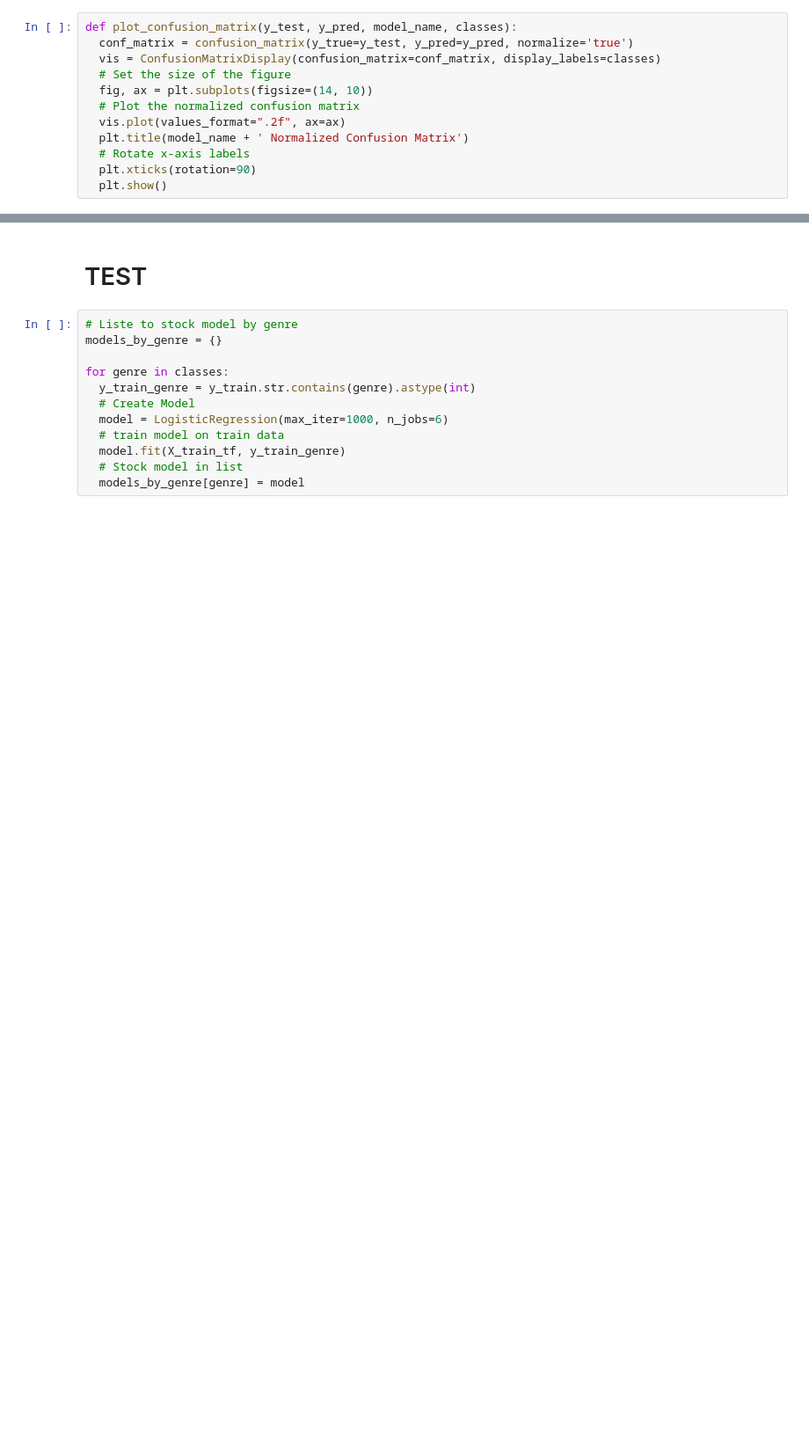
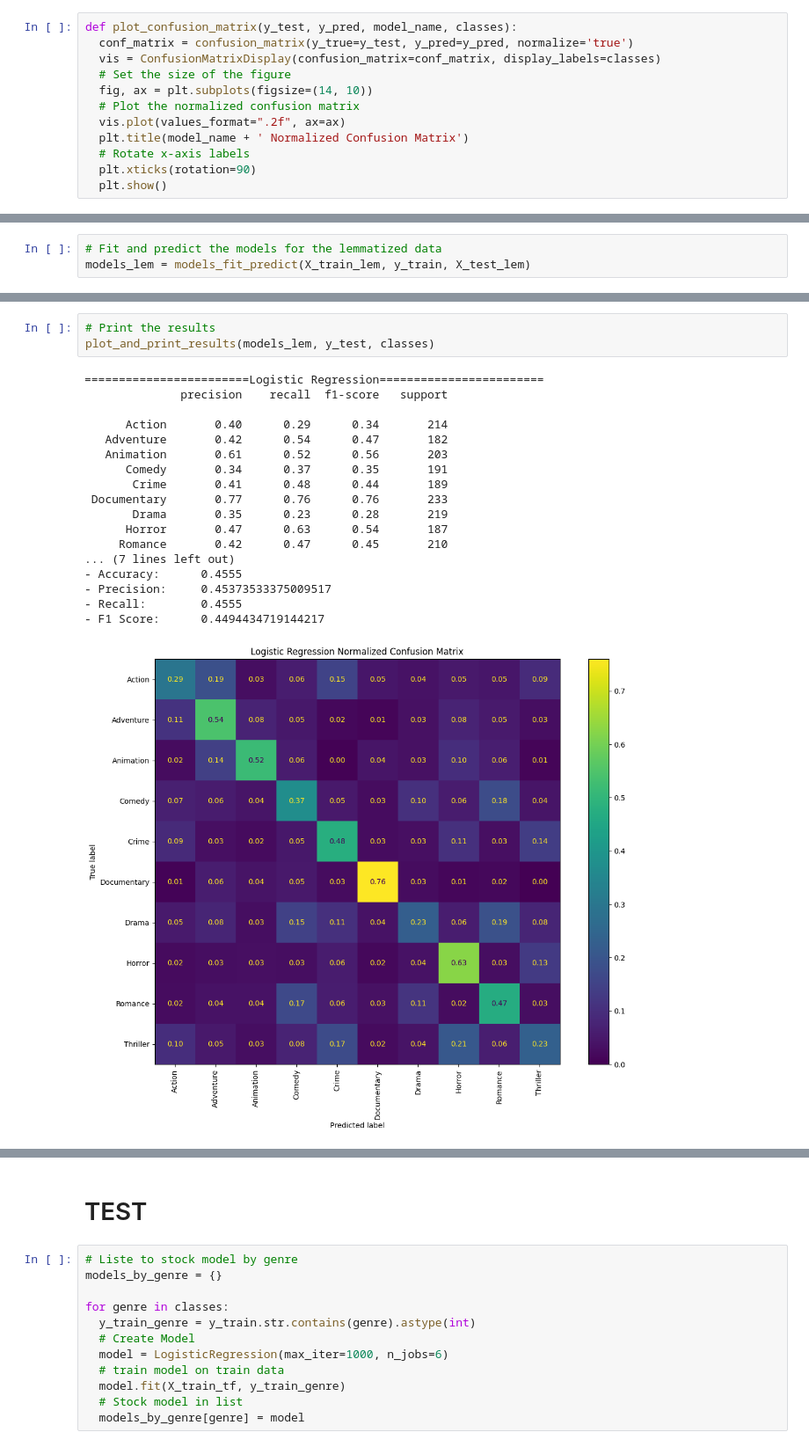
Before and after one commit to LouisVraie/moviesGenresPrediction, a Jupyter notebook: movies_genres_prediction_model.ipynb, the cells around one changed output, grey strips where cells are left out. Shown at 88% size. Drawn from its saved outputs; the diff is of its cells as text; blank space fills up the shorter version.

```diff
--- a/movies_genres_prediction_model.ipynb
+++ b/movies_genres_prediction_model.ipynb
@@ -195,0 +246,3 @@ plot_confusion_matrix(y_test, NuSVC_y_pred, 'NuSVC', classes)
+# %%
+# Fit and predict the models for the lemmatized data
+models_lem = models_fit_predict(X_train_lem, y_train, X_test_lem)
@@ -195,0 +260,22 @@ plot_confusion_matrix(y_test, NuSVC_y_pred, 'NuSVC', classes)
+# %%
+# Print the results
+plot_and_print_results(models_lem, y_test, classes)
+# %% [output]
+========================Logistic Regression========================
+              precision    recall  f1-score   support
+
+      Action       0.40      0.29      0.34       214
+   Adventure       0.42      0.54      0.47       182
+   Animation       0.61      0.52      0.56       203
+      Comedy       0.34      0.37      0.35       191
+       Crime       0.41      0.48      0.44       189
+ Documentary       0.77      0.76      0.76       233
+       Drama       0.35      0.23      0.28       219
+      Horror       0.47      0.63      0.54       187
+     Romance       0.42      0.47      0.45       210
+... (7 lines left out)
+- Accuracy:      0.4555
+- Precision:     0.45373533375009517
+- Recall:        0.4555
+- F1 Score:      0.4494434719144217
+[figure, added]
```
Also changed, not shown: parts of 29 cells of this notebook, 1 other file.
